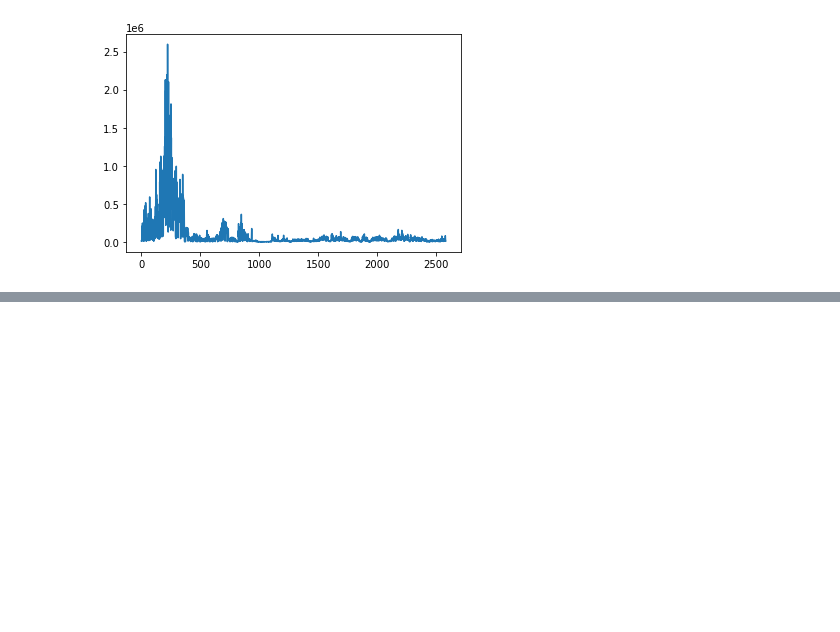
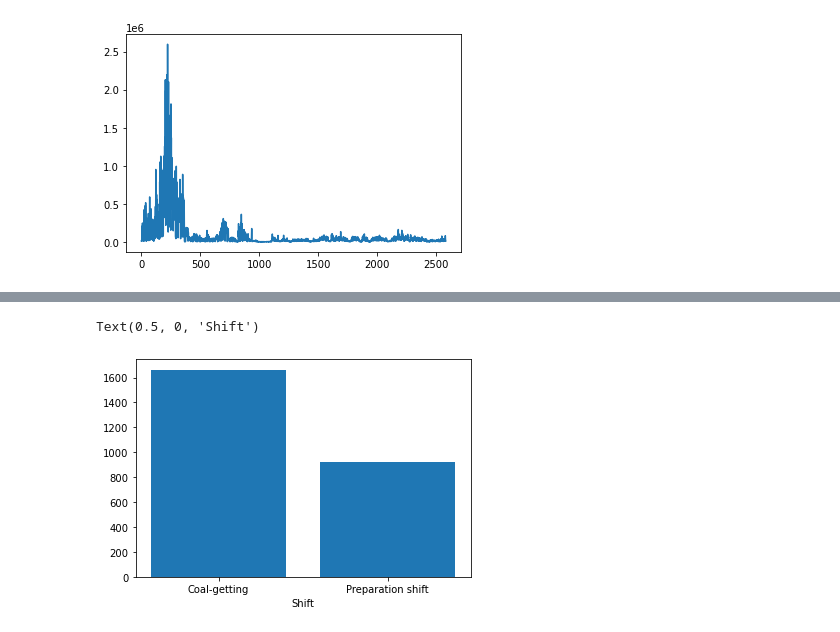
Before and after one commit to Grade0/DM-I, a Jupyter notebook: project.ipynb, the cells around one changed output, grey strips where cells are left out. Saved outputs shown, nothing was run; the diff lists cells and outputs as text; code cells hidden in the pictures; blank space fills up the shorter version.

```diff
--- a/project.ipynb
+++ b/project.ipynb
@@ -71,0 +77,6 @@ Text(0.5, 0, 'Seismic')
+# %%
+plt.bar(["Coal-getting","Preparation shift"],[(df["shift"]=='W').sum(),(df["shift"]=='N').sum()])
+plt.xlabel("Shift")
+# %% [output]
+Text(0.5, 0, 'Shift')
+[figure, added]
```
Also changed, not shown: parts of 24 cells of this notebook, 2 other files.
